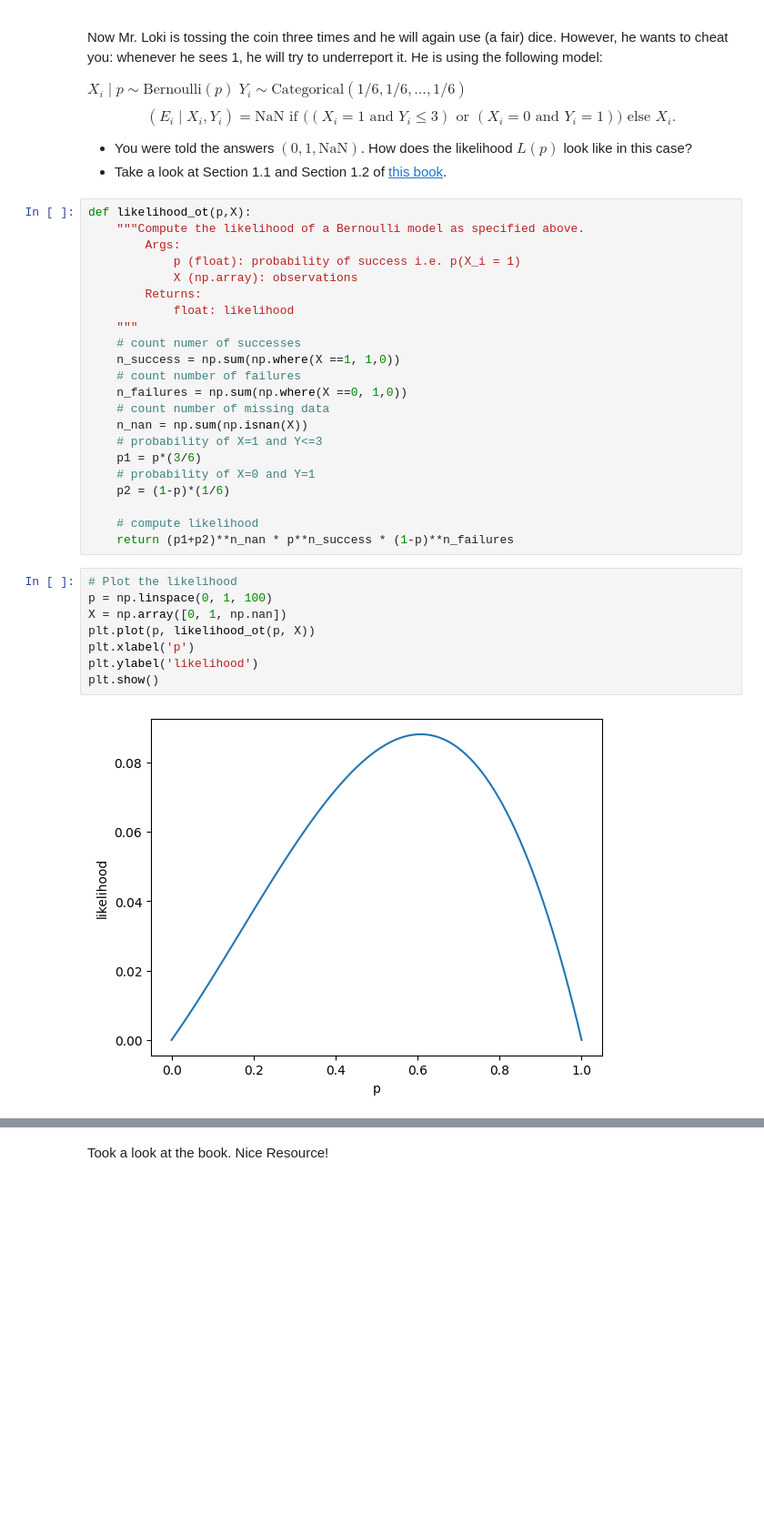
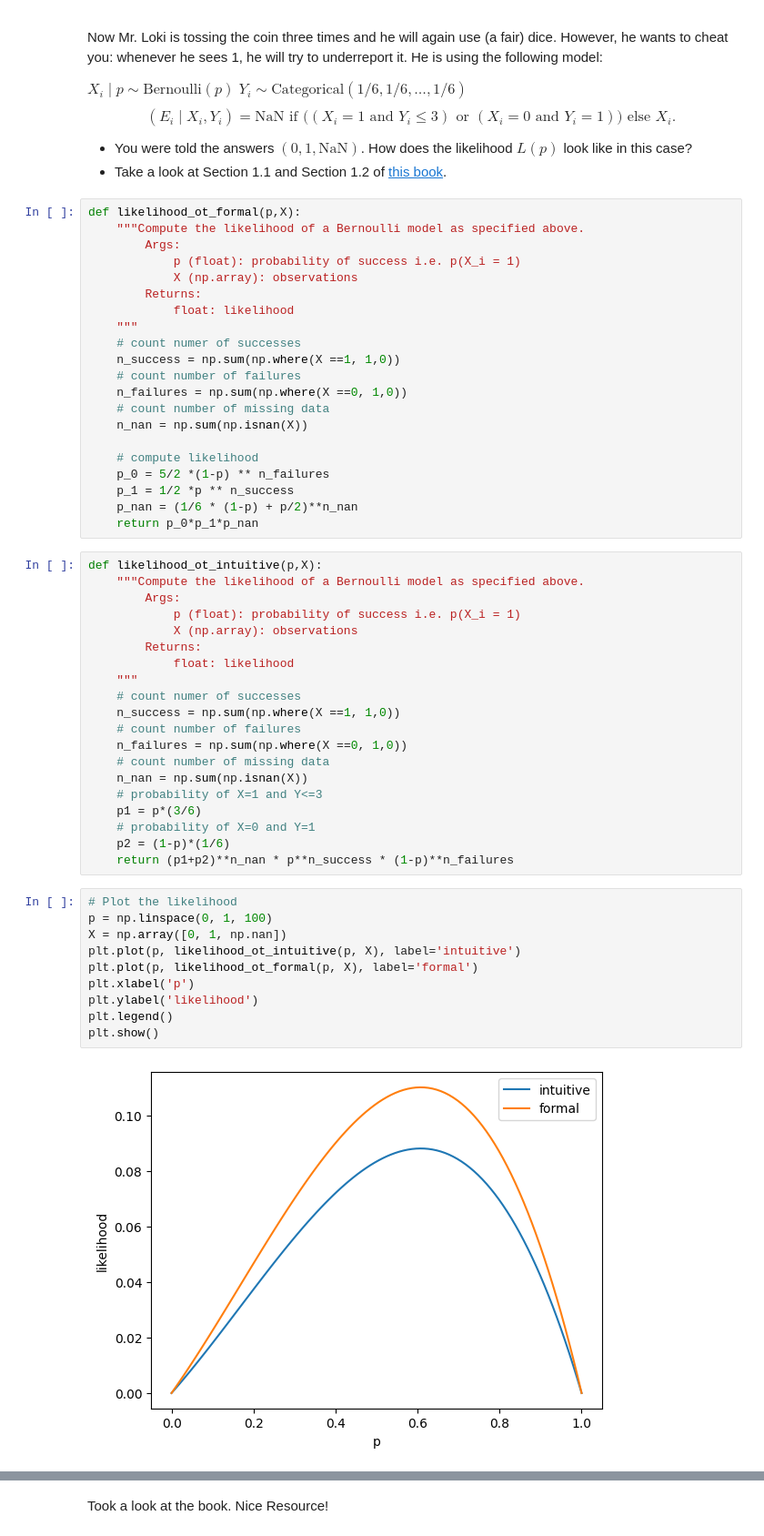
Before and after one commit to cbg-ethz/PYggdrasil, a Jupyter notebook: notebooks/ponder-na-probs.ipynb, the cells around one changed output, grey strips where cells are left out. Shown: that part at 91% size. Cells and saved outputs as stored; diff of their text form; blank space fills up the shorter version.

Commit message:
correcting last likelihood

```diff
--- a/notebooks/ponder-na-probs.ipynb
+++ b/notebooks/ponder-na-probs.ipynb
@@ -114,8 +114,29 @@ $$(E_i \mid X_i, Y_i) =  \text{NaN  if }  \bigg((X_i=1 \text{ and } Y_i \le 3) \
 
   - You were told the answers $(0, 1, \text{NaN})$. How does the likelihood $L(p)$ look like in this case?
   - Take a look at Section 1.1 and Section 1.2 of [this book](https://stefvanbuuren.name/fimd/sec-problem.html).
+# %%
+def likelihood_ot_formal(p,X):
+    """Compute the likelihood of a Bernoulli model as specified above.
+        Args:
+            p (float): probability of success i.e. p(X_i = 1)
+            X (np.array): observations
+        Returns:
+            float: likelihood
+    """
+    # count numer of successes
+    n_success = np.sum(np.where(X ==1, 1,0))
+    # count number of failures
+    n_failures = np.sum(np.where(X ==0, 1,0))
+    # count number of missing data
+    n_nan = np.sum(np.isnan(X))
+
+    # compute likelihood
+    p_0 = 5/2 *(1-p) ** n_failures
+    p_1 = 1/2 *p ** n_success
+    p_nan = (1/6 * (1-p) + p/2)**n_nan
+    return p_0*p_1*p_nan
 # %%
-def likelihood_ot(p,X):
+def likelihood_ot_intuitive(p,X):
     """Compute the likelihood of a Bernoulli model as specified above.
         Args:
             p (float): probability of success i.e. p(X_i = 1)
@@ -133,18 +154,18 @@ def likelihood_ot(p,X):
     p1 = p*(3/6)
     # probability of X=0 and Y=1
     p2 = (1-p)*(1/6)
-
-    # compute likelihood
     return (p1+p2)**n_nan * p**n_success * (1-p)**n_failures
 # %%
 # Plot the likelihood
 p = np.linspace(0, 1, 100)
 X = np.array([0, 1, np.nan])
-plt.plot(p, likelihood_ot(p, X))
+plt.plot(p, likelihood_ot_intuitive(p, X), label='intuitive')
+plt.plot(p, likelihood_ot_formal(p, X), label='formal')
 plt.xlabel('p')
 plt.ylabel('likelihood')
+plt.legend()
 plt.show()
 # %% [output]
-[figure, old version]
+[figure, new version]
 # %% [markdown]
 **Answer**: The likelihood is peaked at around 0.6, i.e. slightly towards the side of the coin that is more likely to be heads. This makes sense as we have observed equal amount of heads and tails, but the missing data is biased towards heads.
```
Also changed, not shown: parts of 1 cell of this notebook.
